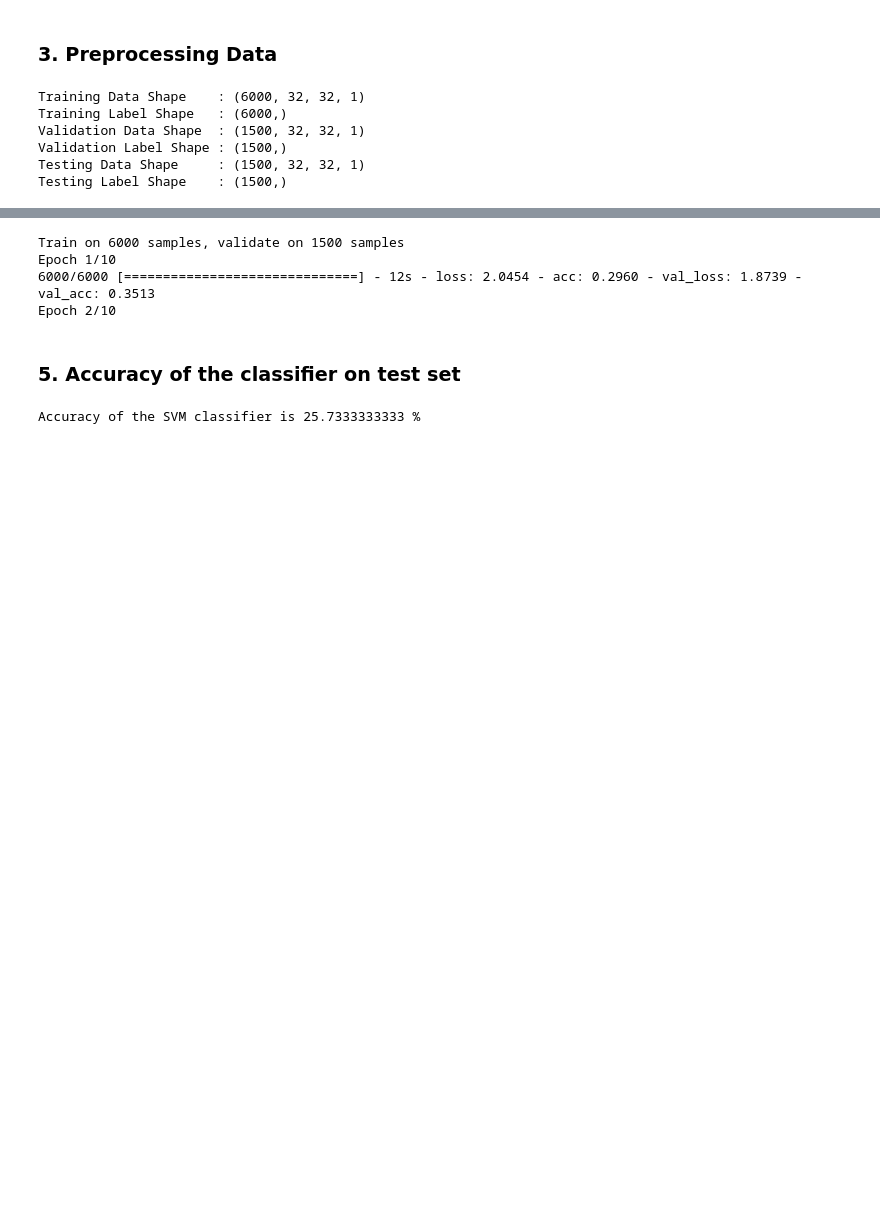
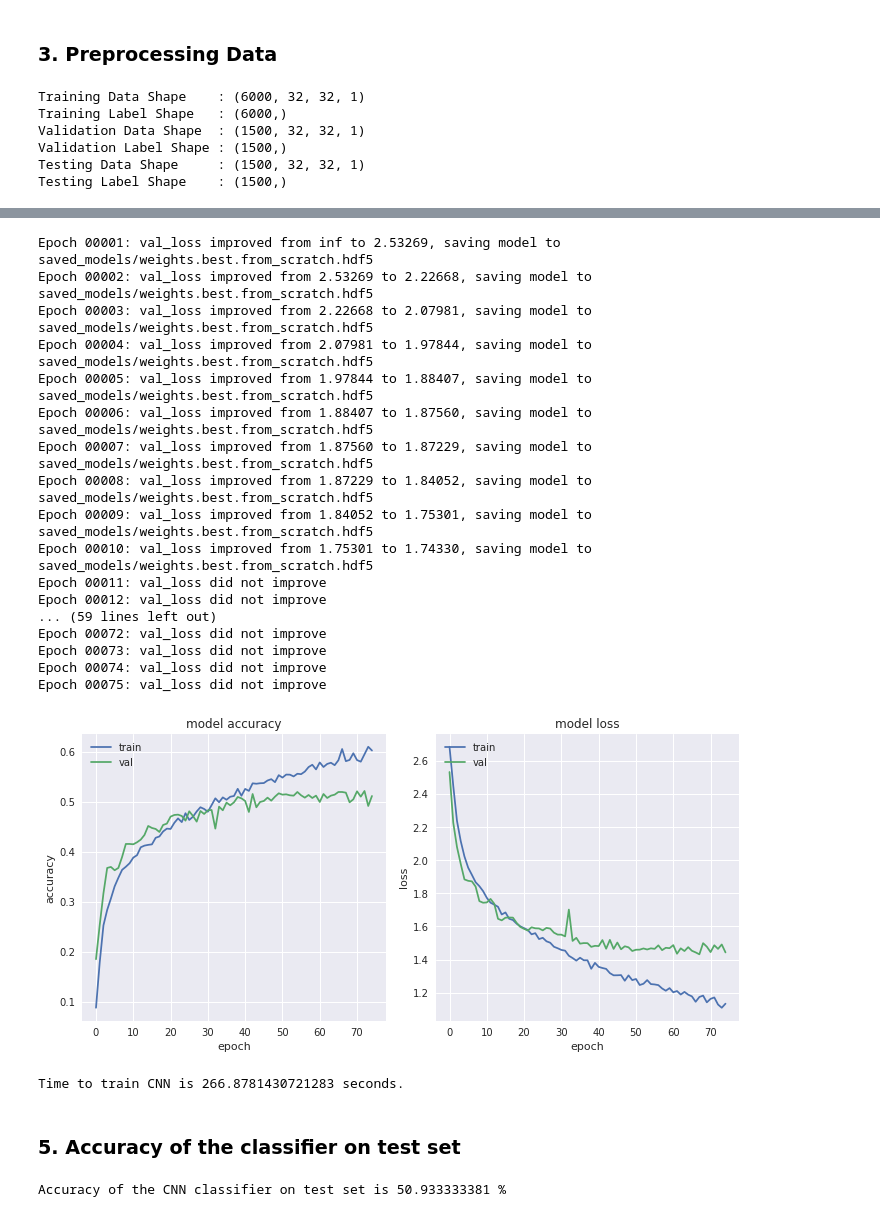
Before and after one commit to udacity-om/ud_machine_learning, a Jupyter notebook: projects/capstone/classifier_cnn.ipynb, the cells around one changed output, grey strips where cells are left out. Saved outputs shown, nothing was run; the diff lists cells and outputs as text; code cells hidden in the pictures; blank space fills up the shorter version.

Commit message:
Upload final model files

```diff
--- a/projects/capstone/classifier_cnn.ipynb
+++ b/projects/capstone/classifier_cnn.ipynb
@@ -10,7 +10,14 @@ import numpy as np
 import matplotlib.pyplot as plt
 from sklearn.model_selection import train_test_split
 from keras.utils import np_utils
+from keras.callbacks import ModelCheckpoint
+from keras.preprocessing.image import ImageDataGenerator
 from time import time
+from sklearn.metrics import confusion_matrix
+import seaborn as sn
+import pandas as pd
+
+augmentation = False
 # %% [output]
 Using TensorFlow backend.
 # %% [markdown]
@@ -59,9 +68,12 @@ convertToGray(X_val, X_val_gray)
 convertToGray(X_test, X_test_gray)
 
 # Normalize the data
-X_train_gray = (X_train_gray - 127.5)/255.0
-X_val_gray = (X_val_gray - 127.5)/255.0
-X_test_gray = (X_test_gray - 127.5)/255.0
+#mid_value = 127.5
+mid_value = 0.0 # has a very very slight improvement over 127.5
+max_value = 255.0
+X_train_gray = (X_train_gray - mid_value)/max_value
+X_val_gray = (X_val_gray - mid_value)/max_value
+X_test_gray = (X_test_gray - mid_value)/max_value
 
 # Reshape image label into 1D array
 y_train = np.ravel(y_train)
@@ -85,7 +150,7 @@ Testing Label Shape    : (1500,)
 # Variables
 BATCH_SIZE = 32
 NUM_CLASSES = 15
-EPOCHS = 5
+EPOCHS = 75
 # %%
 y_train = np_utils.to_categorical(y_train, NUM_CLASSES)
 y_val = np_utils.to_categorical(y_val, NUM_CLASSES)
@@ -138,44 +158,71 @@ model.compile(optimizer='adam', loss='categorical_crossentropy', metrics=['accur
 # %%
-from keras.callbacks import ModelCheckpoint
-
 checkpointer = ModelCheckpoint(filepath='saved_models/weights.best.from_scratch.hdf5',
                                verbose=1, save_best_only=True)
 t1 = time()
-history = model.fit(X_train_gray, y_train,
-          validation_data=(X_val_gray, y_val),
-          epochs=EPOCHS, batch_size=BATCH_SIZE, callbacks=[checkpointer], verbose=1)
+if(True == augmentation):
+    datagen = ImageDataGenerator(rotation_range=60)
+                             #width_shift_range=0.5,
+                             #height_shift_range=0.5,
+                             #zoom_range = 0.5,
+                             #horizontal_flip=True)
+    datagen.fit(X_train_gray)
+    history = model.fit_generator(datagen.flow(X_train_gray, y_train, batch_size = BATCH_SIZE),
+                                  steps_per_epoch = X_train_gray.shape[0],
+                                  epochs=EPOCHS,
+                                  validation_data=(X_val_gray, y_val),
+                                  callbacks=[checkpointer],
+                                  verbose=0)
+else:
+    history = model.fit(X_train_gray, y_train,
+                        validation_data=(X_val_gray, y_val),
+                        epochs=EPOCHS, batch_size=BATCH_SIZE,
+                        callbacks=[checkpointer],
+                        verbose=0)
 # list all data in history
 #print(history.history.keys())
 
 # summarize history for accuracy and loss
-
 f, (ax1, ax2) = plt.subplots(1, 2, figsize=(10, 5))
 ax1.plot(history.history['acc'])
 ax1.plot(history.history['val_acc'])
 ax1.set_title('model accuracy')
 ax1.set_ylabel('accuracy')
 ax1.set_xlabel('epoch')
 ax1.legend(['train', 'val'], loc='upper left')
 ax2.plot(history.history['loss'])
 ax2.plot(history.history['val_loss'])
 ax2.set_title('model loss')
 ax2.set_ylabel('loss')
 ax2.set_xlabel('epoch')
 ax2.legend(['train', 'val'], loc='upper left')
 f.tight_layout()
 plt.show()
 dt = time() - t1
 print('Time to train CNN is', dt, 'seconds.' )
 # %% [output]
-Train on 6000 samples, validate on 1500 samples
-Epoch 1/10
-6000/6000 [==============================] - 12s - loss: 2.0454 - acc: 0.2960 - val_loss: 1.8739 - val_acc: 0.3513
-Epoch 2/10
+Epoch 00001: val_loss improved from inf to 2.53269, saving model to saved_models/weights.best.from_scratch.hdf5
+Epoch 00002: val_loss improved from 2.53269 to 2.22668, saving model to saved_models/weights.best.from_scratch.hdf5
+Epoch 00003: val_loss improved from 2.22668 to 2.07981, saving model to saved_models/weights.best.from_scratch.hdf5
+Epoch 00004: val_loss improved from 2.07981 to 1.97844, saving model to saved_models/weights.best.from_scratch.hdf5
+Epoch 00005: val_loss improved from 1.97844 to 1.88407, saving model to saved_models/weights.best.from_scratch.hdf5
+Epoch 00006: val_loss improved from 1.88407 to 1.87560, saving model to saved_models/weights.best.from_scratch.hdf5
+Epoch 00007: val_loss improved from 1.87560 to 1.87229, saving model to saved_models/weights.best.from_scratch.hdf5
+Epoch 00008: val_loss improved from 1.87229 to 1.84052, saving model to saved_models/weights.best.from_scratch.hdf5
+Epoch 00009: val_loss improved from 1.84052 to 1.75301, saving model to saved_models/weights.best.from_scratch.hdf5
+Epoch 00010: val_loss improved from 1.75301 to 1.74330, saving model to saved_models/weights.best.from_scratch.hdf5
+Epoch 00011: val_loss did not improve
+Epoch 00012: val_loss did not improve
+... (59 lines left out)
+Epoch 00072: val_loss did not improve
+Epoch 00073: val_loss did not improve
+Epoch 00074: val_loss did not improve
+Epoch 00075: val_loss did not improve
+[figure, added]
+Time to train CNN is 266.8781430721283 seconds.
 # %% [markdown]
 ### 5. Accuracy of the classifier on test set
 # %%
-score = model.evaluate(X_test_gray, y_test)
-#print('Accuracy of the CNN classifier on test set is', score*100, '%')
+score = model.evaluate(X_test_gray, y_test, verbose=0)
 print('Accuracy of the CNN classifier on test set is', score[1]*100, '%')
 # %% [output]
-Accuracy of the SVM classifier is 25.7333333333 %
+Accuracy of the CNN classifier on test set is 50.933333381 %
```
Also changed, not shown: parts of 10 cells of this notebook, 5 other files.
